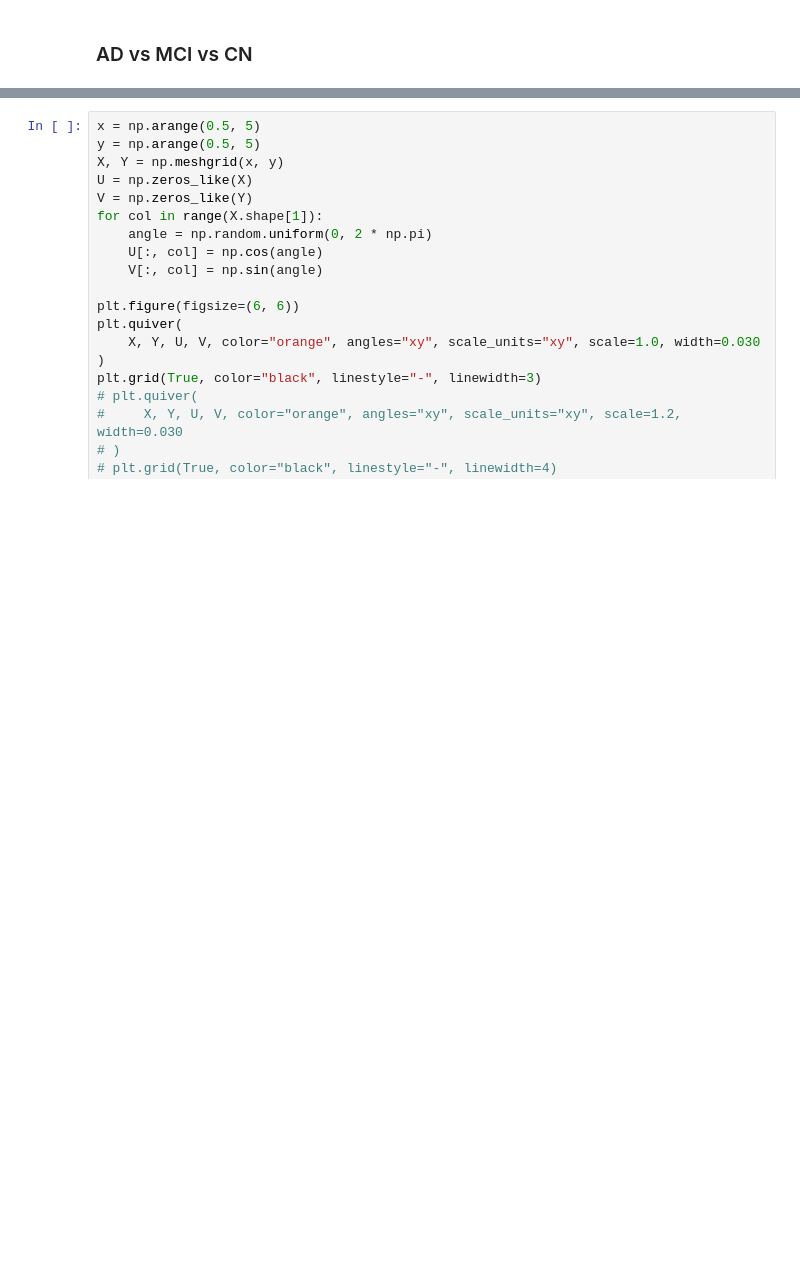
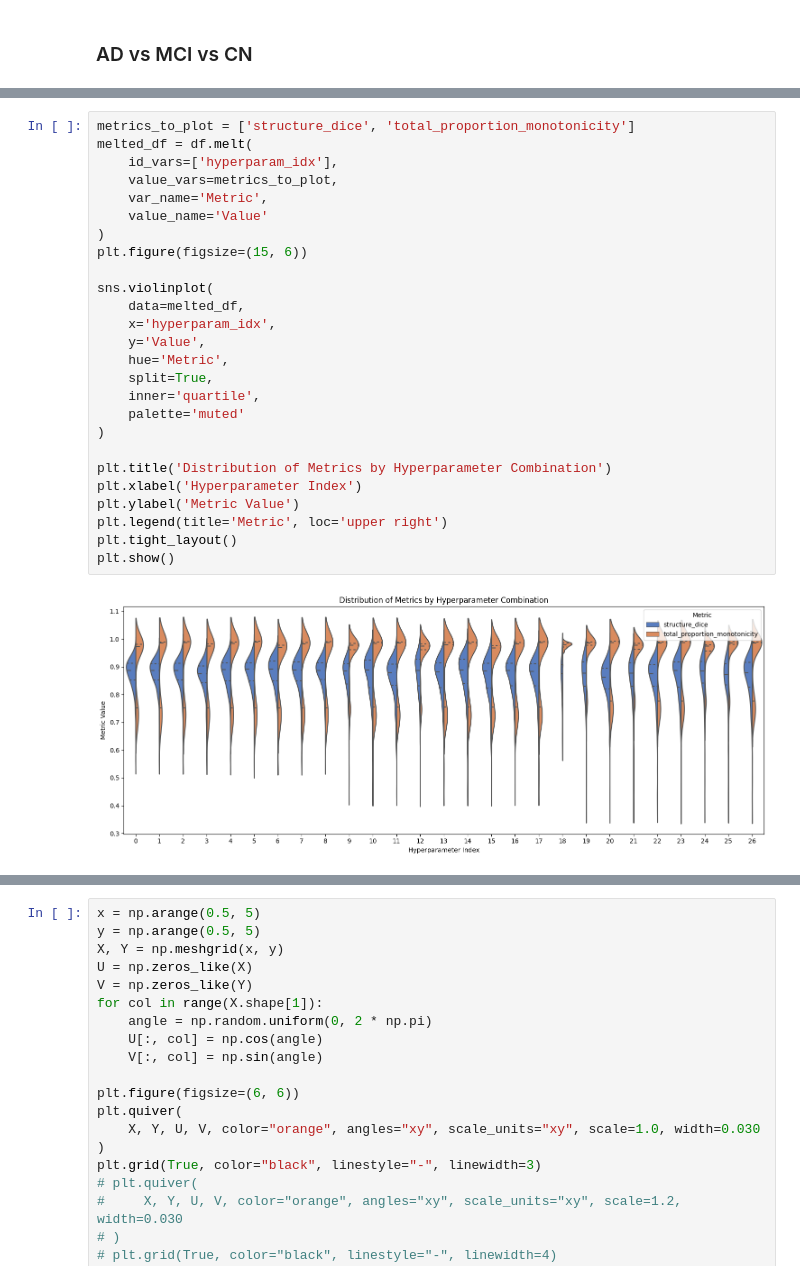
Before and after one commit to aisha-lawal/inrmorph, a Jupyter notebook: eval/script.ipynb, the cells around one changed output, grey strips where cells are left out. Cells and saved outputs as stored; diff of their text form; blank space fills up the shorter version.

```diff
--- a/eval/script.ipynb
+++ b/eval/script.ipynb
@@ -123,0 +178,28 @@ plt.show()
+# %%
+metrics_to_plot = ['structure_dice', 'total_proportion_monotonicity']
+melted_df = df.melt(
+    id_vars=['hyperparam_idx'],
+    value_vars=metrics_to_plot,
+    var_name='Metric',
+    value_name='Value'
+)
+plt.figure(figsize=(15, 6))
+
+sns.violinplot(
+    data=melted_df,
+    x='hyperparam_idx',
+    y='Value',
+    hue='Metric',
+    split=True,
+    inner='quartile',
+    palette='muted'
+)
+
+plt.title('Distribution of Metrics by Hyperparameter Combination')
+plt.xlabel('Hyperparameter Index')
+plt.ylabel('Metric Value')
+plt.legend(title='Metric', loc='upper right')
+plt.tight_layout()
+plt.show()
+# %% [output]
+[figure, added]
```
Also changed, not shown: parts of 7 cells of this notebook, 4 other files.
